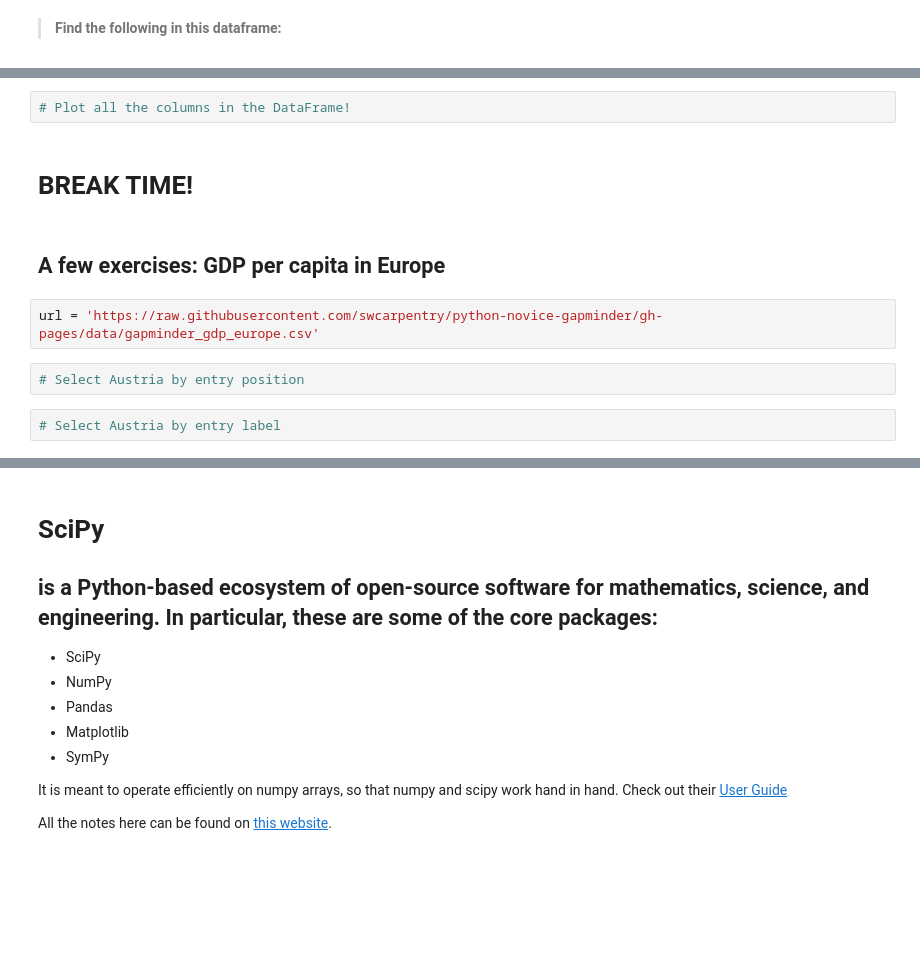
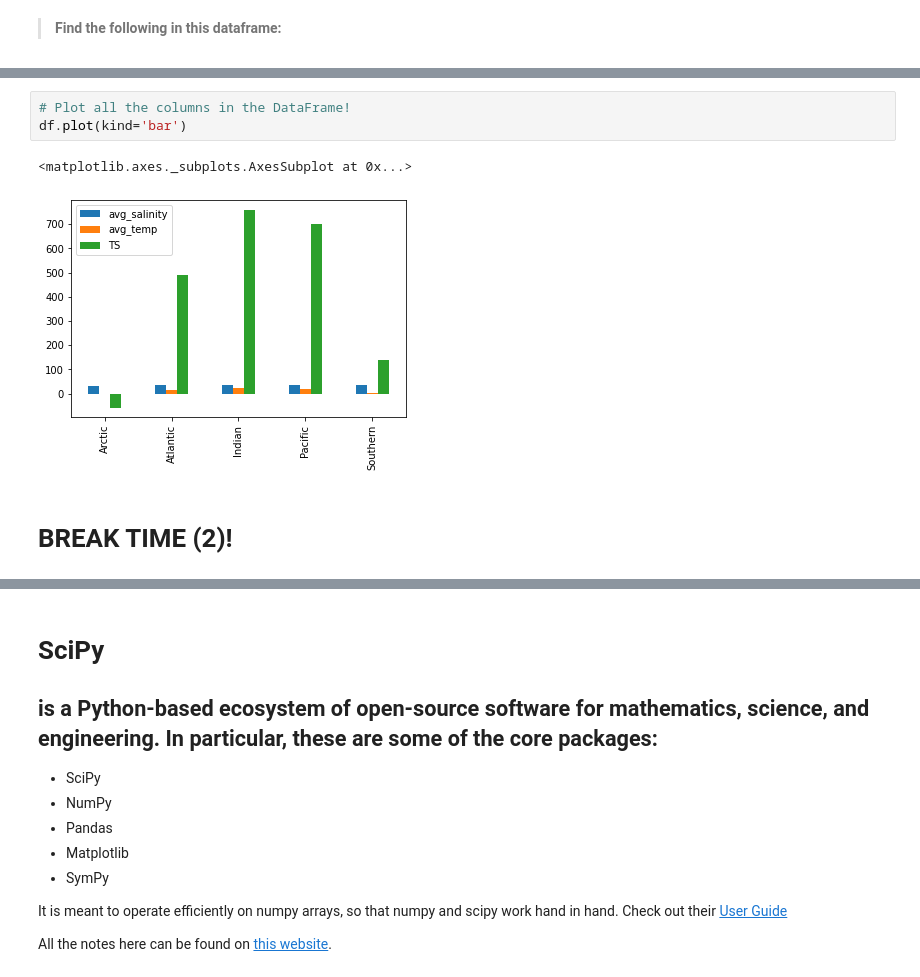
Before and after one commit to shanicetbailey/cig, a Jupyter notebook: Week_2_Pandas_NumPy_SciPy_blank_cells.ipynb, the cells around one changed output, grey strips where cells are left out. Cells and saved outputs as stored; diff of their text form; blank space fills up the shorter version.

```diff
--- a/Week_2_Pandas_NumPy_SciPy_blank_cells.ipynb
+++ b/Week_2_Pandas_NumPy_SciPy_blank_cells.ipynb
@@ -226,12 +589,8 @@ Introduce pd frame and series with class age and height, with the names as index
 # %%
 # Plot all the columns in the DataFrame!
+df.plot(kind='bar')
+# %% [output]
+<matplotlib.axes._subplots.AxesSubplot at 0x...>
+[figure, added]
 # %% [markdown]
-# **BREAK TIME!**
+# **BREAK TIME (2)!**
-# %% [markdown]
-## A few exercises: GDP per capita in Europe
-# %%
-url = 'https://raw.githubusercontent.com/swcarpentry/python-novice-gapminder/gh-pages/data/gapminder_gdp_europe.csv'
-# %%
-# Select Austria by entry position
-# %%
-# Select Austria by entry label
```
Also changed, not shown: parts of 112 cells of this notebook.
